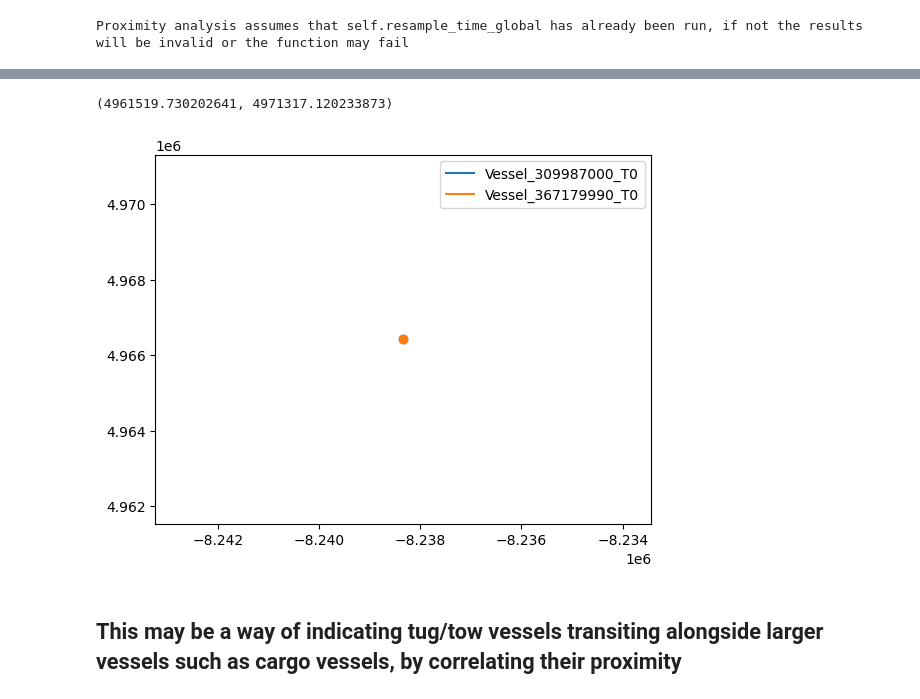
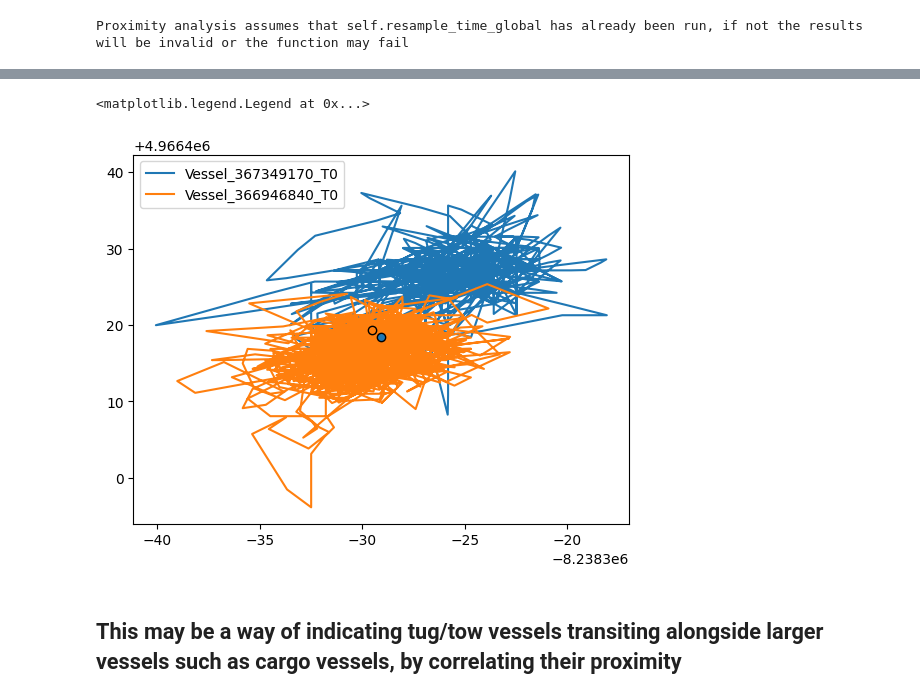
Before and after one commit to derekeden/trackio, a Jupyter notebook: notebooks/11 - Analysis.ipynb, the cells around one changed output, grey strips where cells are left out. Saved outputs shown, nothing was run; the diff lists cells and outputs as text; code cells hidden in the pictures.

```diff
--- a/notebooks/11 - Analysis.ipynb
+++ b/notebooks/11 - Analysis.ipynb
@@ -256,28 +256,28 @@ Name: 4599, dtype: object
 # %%
 #get tracks
-tid0 = 'Vessel_309987000_T0'#row['Track ID_0']
-tid1 = 'Vessel_367179990_T0'#row['Track ID_1']
+tid0 = row['Track ID_0']
+tid1 = row['Track ID_1']
 t0 = ds.get_track(tid0)
 t1 = ds.get_track(tid1)
 
 #coords on tracks
 x0,y0 = row[['X_0', 'Y_0']]
 x1,y1 = row[['X_1', 'Y_1']]
 
 #plot them
 plt.plot(t0['X'], t0['Y'], label=tid0)
-plt.scatter(x0, y0)
+plt.scatter(x0, y0, zorder=10, edgecolor='k')
 plt.plot(t1['X'], t1['Y'], label=tid1)
-plt.scatter(x1, y1)
+plt.scatter(x1, y1, zorder=10, edgecolor='k')
 plt.legend()
 
 #zoom to encounter
-dist = row['Minimum Distance'] * 5000
-plt.xlim(x0-dist, x0+dist)
-plt.ylim(y0-dist, y0+dist)
+# dist = row['Minimum Distance'] * 5000
+# plt.xlim(x0-dist, x0+dist)
+# plt.ylim(y0-dist, y0+dist)
 # %% [output]
-(4961519.730202641, 4971317.120233873)
+<matplotlib.legend.Legend at 0x...>
-[figure, old version]
+[figure, new version]
 # %% [markdown]
 ## This may be a way of indicating tug/tow vessels transiting alongside larger vessels such as cargo vessels, by correlating their proximity
 # %% [markdown]
```
Also changed, not shown: parts of 10 cells of this notebook, 17 other files.
